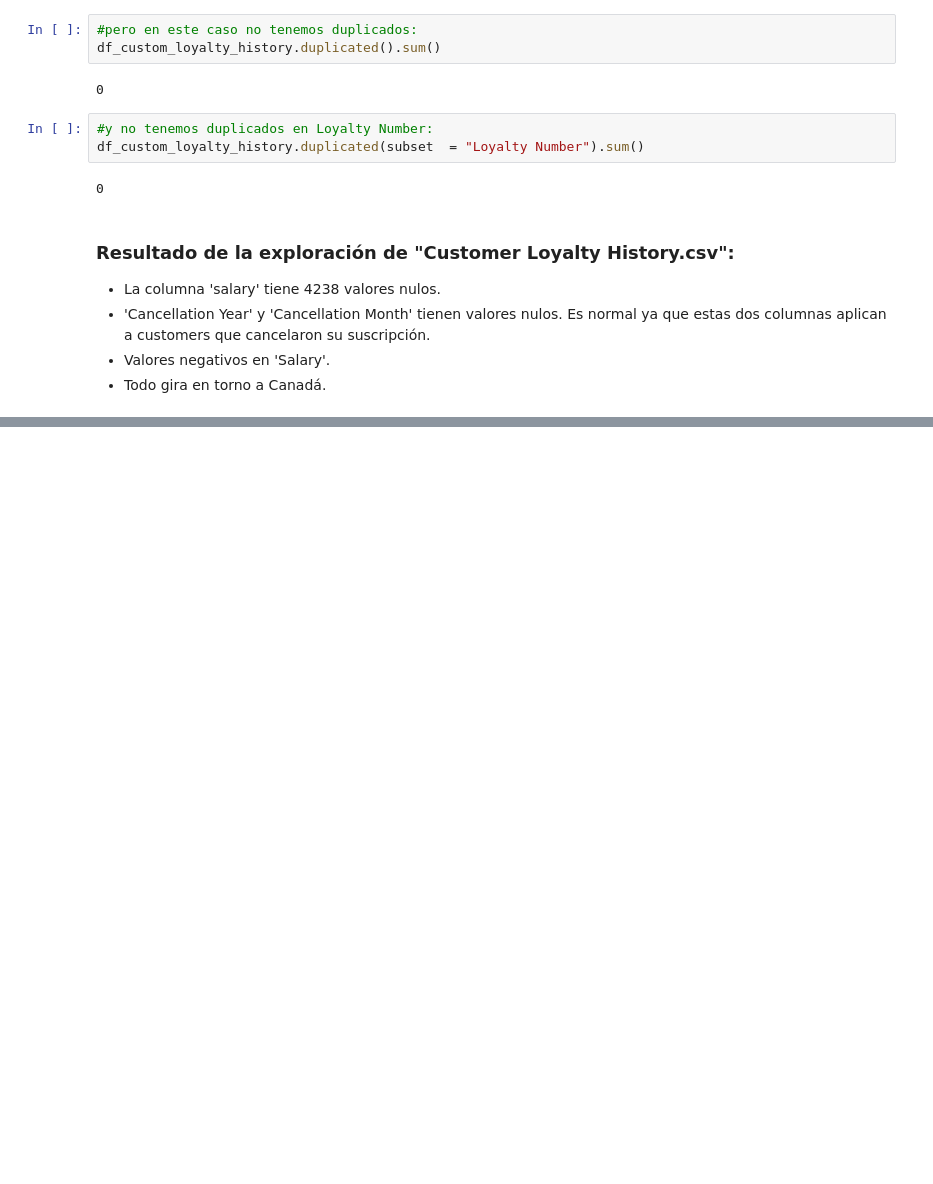
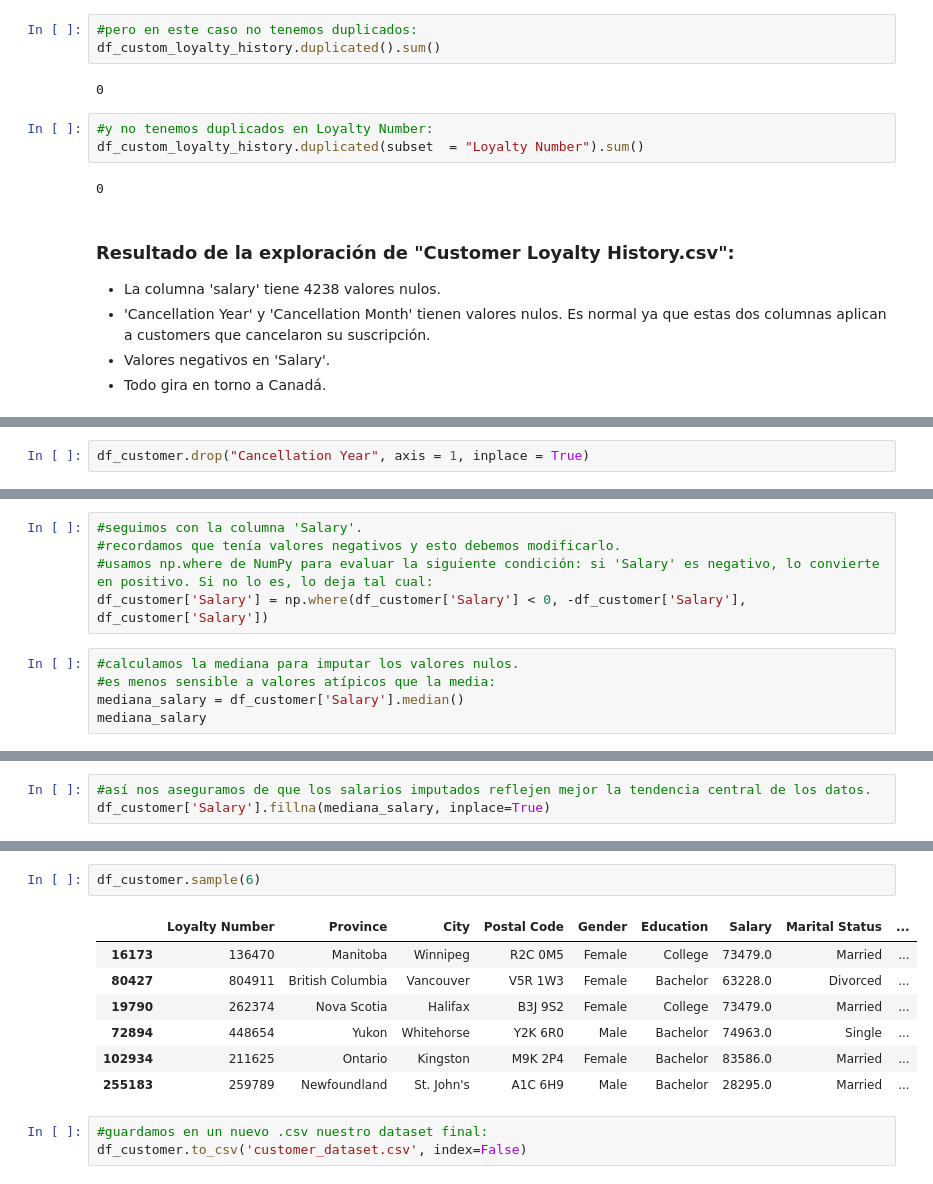
Before and after one commit to yaizamatesanz/Airline-Customer-Analysis, a Jupyter notebook: fase_1_exploracion_y_limpieza.ipynb, the cells around one changed output, grey strips where cells are left out. Cells and saved outputs as stored; diff of their text form; blank space fills up the shorter version.

```diff
--- a/fase_1_exploracion_y_limpieza.ipynb
+++ b/fase_1_exploracion_y_limpieza.ipynb
@@ -522,0 +583,2 @@ df_custom_loyalty_history.duplicated(subset  = "Loyalty Number").sum()
+# %%
+df_customer.drop("Cancellation Year", axis = 1, inplace = True)
@@ -522,0 +595,10 @@ df_custom_loyalty_history.duplicated(subset  = "Loyalty Number").sum()
+# %%
+#seguimos con la columna 'Salary'.
+#recordamos que tenía valores negativos y esto debemos modificarlo.
+#usamos np.where de NumPy para evaluar la siguiente condición: si 'Salary' es negativo, lo convierte en positivo. Si no lo es, lo deja tal cual:
+df_customer['Salary'] = np.where(df_customer['Salary'] < 0, -df_customer['Salary'], df_customer['Salary'])
+# %%
+#calculamos la mediana para imputar los valores nulos.
+#es menos sensible a valores atípicos que la media:
+mediana_salary = df_customer['Salary'].median()
+mediana_salary
@@ -522,0 +607,3 @@ df_custom_loyalty_history.duplicated(subset  = "Loyalty Number").sum()
+# %%
+#así nos aseguramos de que los salarios imputados reflejen mejor la tendencia central de los datos.
+df_customer['Salary'].fillna(mediana_salary, inplace=True)
@@ -522,0 +638,13 @@ df_custom_loyalty_history.duplicated(subset  = "Loyalty Number").sum()
+# %%
+df_customer.sample(6)
+# %% [output]
+|  | Loyalty Number | Province | City | Postal Code | Gender | Education | Salary | Marital Status | ... |
+| 16173 | 136470 | Manitoba | Winnipeg | R2C 0M5 | Female | College | 73479.0 | Married | ... |
+| 80427 | 804911 | British Columbia | Vancouver | V5R 1W3 | Female | Bachelor | 63228.0 | Divorced | ... |
+| 19790 | 262374 | Nova Scotia | Halifax | B3J 9S2 | Female | College | 73479.0 | Married | ... |
+| 72894 | 448654 | Yukon | Whitehorse | Y2K 6R0 | Male | Bachelor | 74963.0 | Single | ... |
+| 102934 | 211625 | Ontario | Kingston | M9K 2P4 | Female | Bachelor | 83586.0 | Married | ... |
+| 255183 | 259789 | Newfoundland | St. John's | A1C 6H9 | Male | Bachelor | 28295.0 | Married | ... |
+# %%
+#guardamos en un nuevo .csv nuestro dataset final:
+df_customer.to_csv('customer_dataset.csv', index=False)
```
Also changed, not shown: parts of 16 cells of this notebook, 1 other file.
